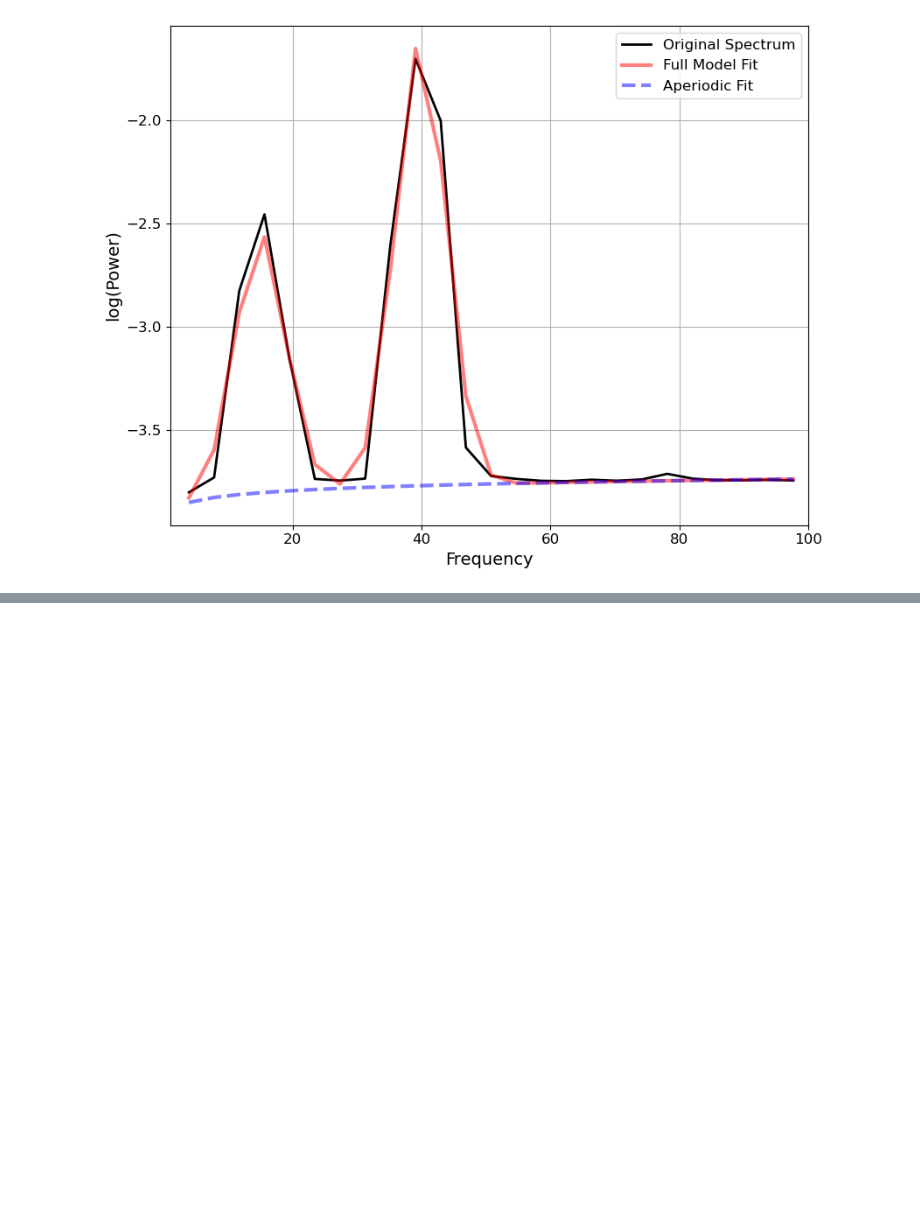
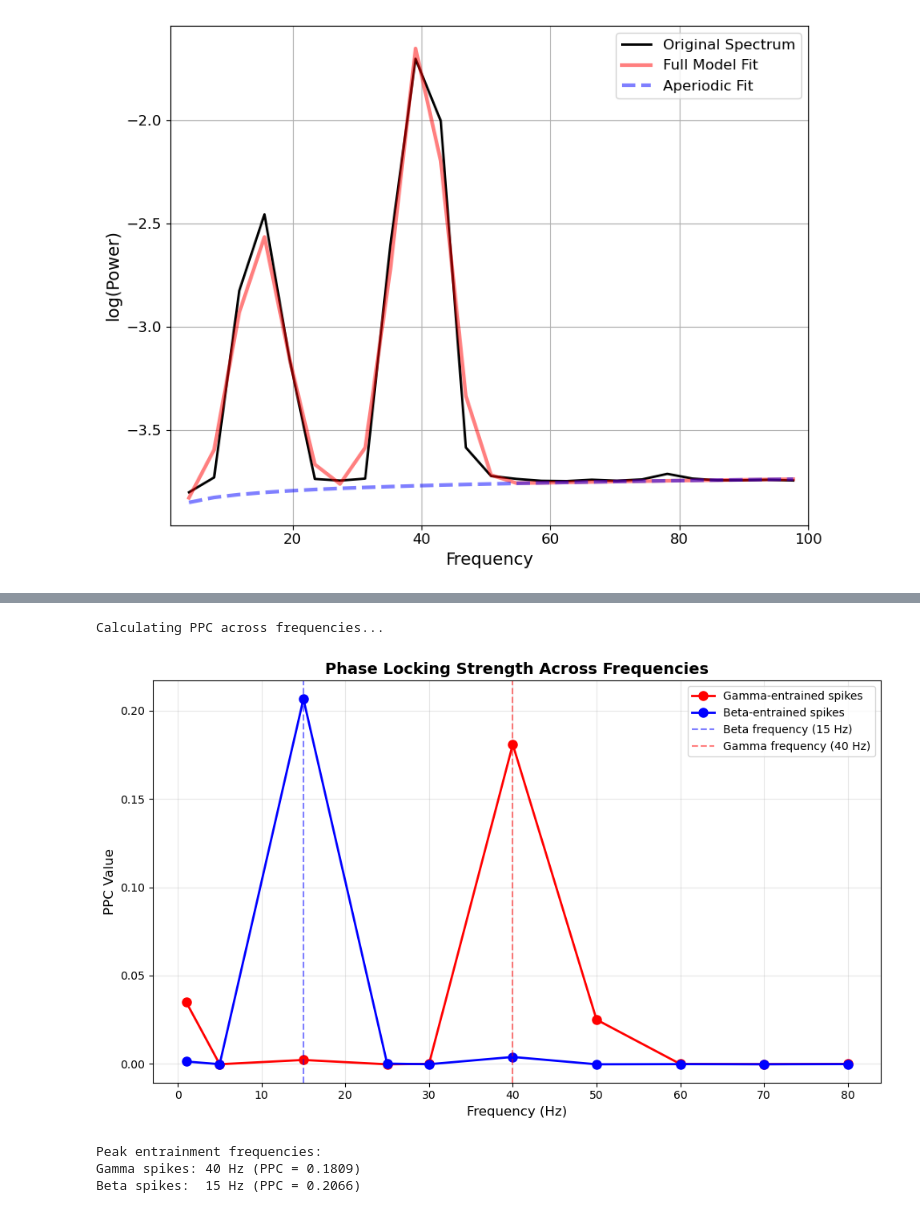
Before and after one commit to cyneuro/bmtool, a Jupyter notebook: docs/examples/notebooks/analysis/phase_locking_value/spike_phase_entrainment.ipynb, the cells around one changed output, grey strips where cells are left out. Drawn from its saved outputs; the diff is of its cells as text; code cells hidden in the pictures; blank space fills up the shorter version.

```diff
--- a/docs/examples/notebooks/analysis/phase_locking_value/spike_phase_entrainment.ipynb
+++ b/docs/examples/notebooks/analysis/phase_locking_value/spike_phase_entrainment.ipynb
@@ -191,0 +255,59 @@ plt.show()
+# %%
+# Test entrainment across a range of frequencies
+freqs = [1, 5, 15, 25, 30, 40, 50, 60, 70, 80]
+ppc_gamma = []
+ppc_beta = []
+
+print("Calculating PPC across frequencies...")
+for freq in freqs:
+    # Calculate PPC for gamma-entrained spikes
+    ppc_gamma.append(calculate_ppc2(
+        spike_times=gamma_spike_times,
+        lfp_data=lfp,
+        spike_fs=1,
+        lfp_fs=fs,
+        filter_method='wavelet',
+        freq_of_interest=freq
+    ))
+
+    # Calculate PPC for beta-entrained spikes
+    ppc_beta.append(calculate_ppc2(
+        spike_times=beta_spike_times,
+        lfp_data=lfp,
+        spike_fs=1,
+        lfp_fs=fs,
+        filter_method='wavelet',
+        freq_of_interest=freq
+    ))
+
+# Create the frequency entrainment plot
+plt.figure(figsize=(10, 6))
+plt.plot(freqs, ppc_gamma, 'o-', linewidth=2, markersize=8,
+         label="Gamma-entrained spikes", color='red')
+plt.plot(freqs, ppc_beta, 'o-', linewidth=2, markersize=8,
+         label='Beta-entrained spikes', color='blue')
+
+# Add vertical lines to highlight target frequencies
+plt.axvline(x=15, color='blue', linestyle='--', alpha=0.5, label='Beta frequency (15 Hz)')
+plt.axvline(x=40, color='red', linestyle='--', alpha=0.5, label='Gamma frequency (40 Hz)')
+
+plt.xlabel('Frequency (Hz)', fontsize=12)
+plt.ylabel('PPC Value', fontsize=12)
+plt.title('Phase Locking Strength Across Frequencies', fontsize=14, fontweight='bold')
+plt.legend(fontsize=10)
+plt.grid(True, alpha=0.3)
+plt.tight_layout()
+plt.show()
+
+# Print peak frequencies for verification
+gamma_peak_idx = np.argmax(ppc_gamma)
+beta_peak_idx = np.argmax(ppc_beta)
+print(f"\nPeak entrainment frequencies:")
+print(f"Gamma spikes: {freqs[gamma_peak_idx]} Hz (PPC = {ppc_gamma[gamma_peak_idx]:.4f})")
+print(f"Beta spikes:  {freqs[beta_peak_idx]} Hz (PPC = {ppc_beta[beta_peak_idx]:.4f})")
+# %% [output]
+Calculating PPC across frequencies...
+[figure, added]
+Peak entrainment frequencies:
+Gamma spikes: 40 Hz (PPC = 0.1809)
+Beta spikes:  15 Hz (PPC = 0.2066)
```
Also changed, not shown: parts of 13 cells of this notebook, 18 other files.
